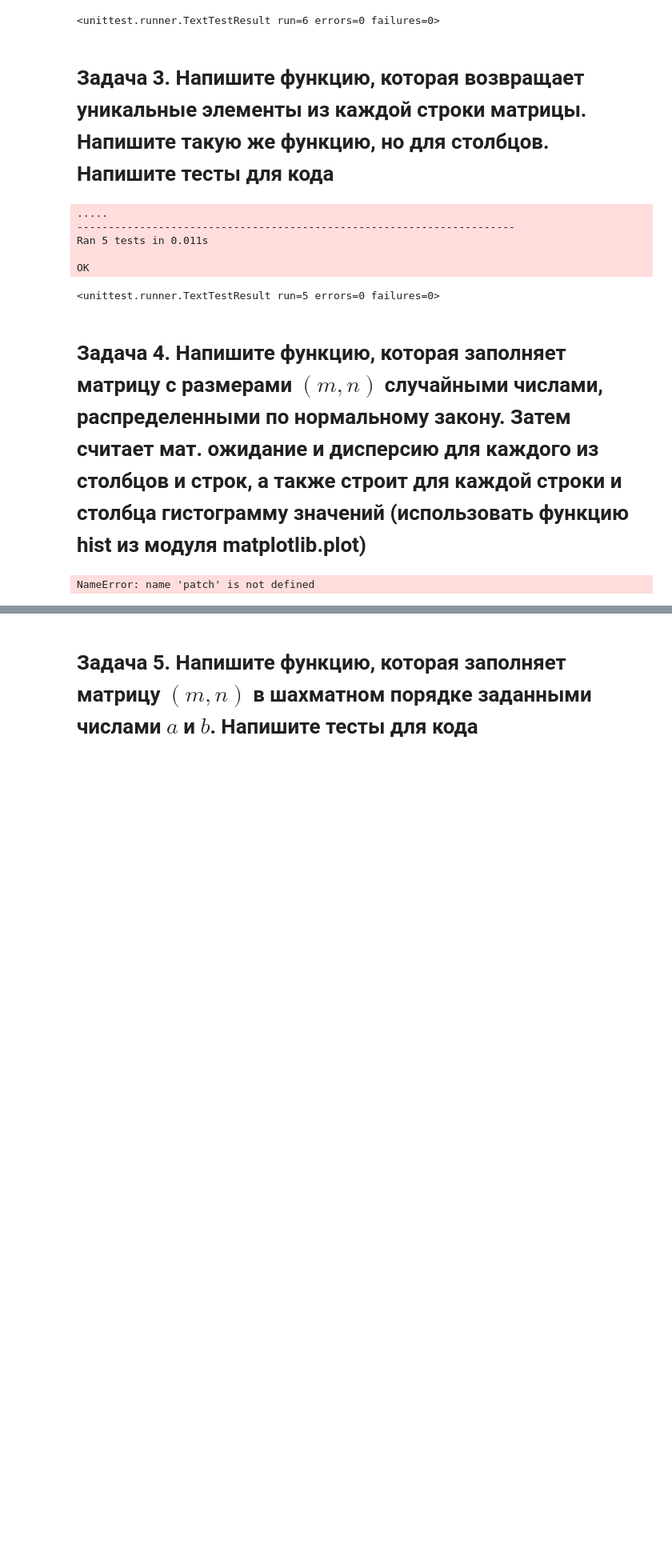
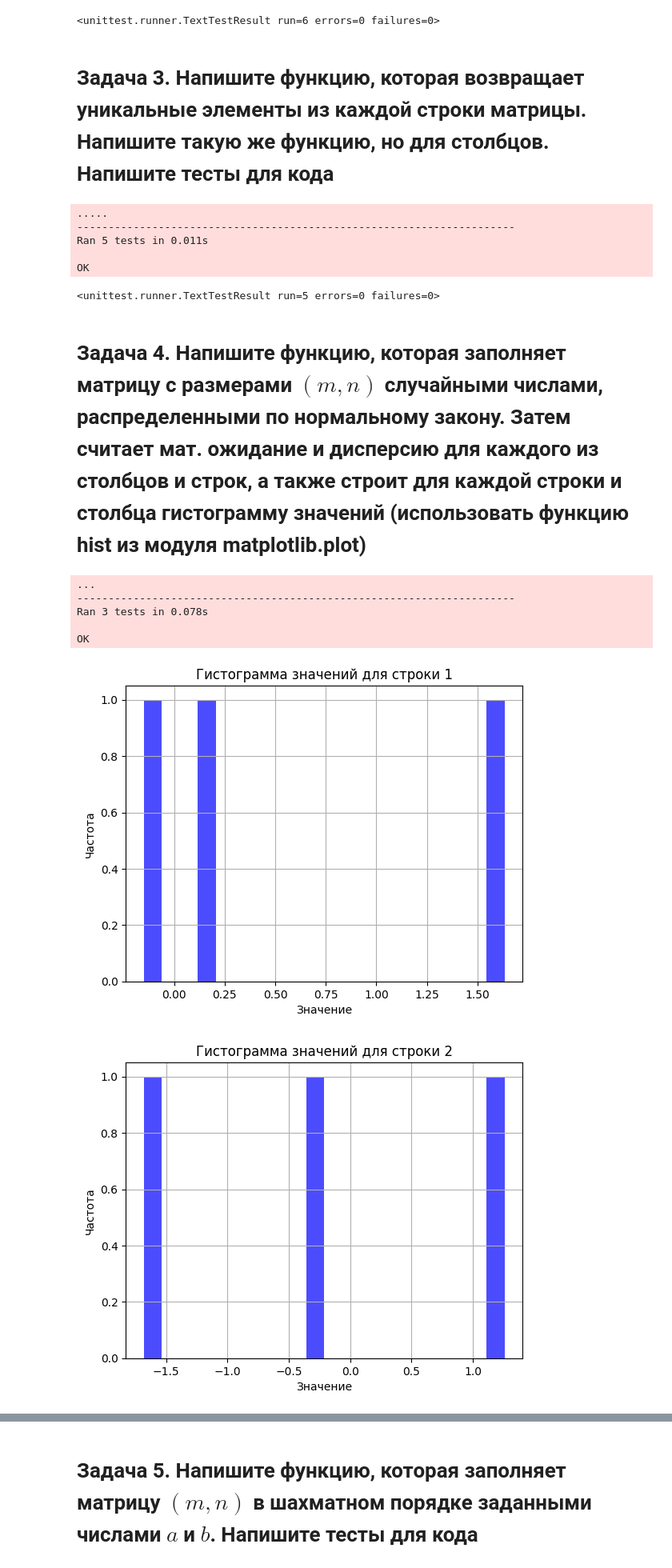
Before and after one commit to H8TE228/lab1, a Jupyter notebook: numpy.ipynb, the cells around one changed output, grey strips where cells are left out. Shown at 80% size. Drawn from its saved outputs; the diff is of its cells as text; code cells hidden in the pictures; blank space fills up the shorter version.

```diff
--- a/numpy.ipynb
+++ b/numpy.ipynb
@@ -188,6 +189,14 @@ def create_normal_distribution_matrix(rows, cols):
     return matrix
 
 def get_mean_and_variance(matrix):
+    if matrix.size == 0:
+        return {
+            "mean_rows": np.array([]),
+            "variance_rows": np.array([]),
+            "mean_columns": np.array([]),
+            "variance_columns": np.array([])
+        }
+
     mean_rows = np.mean(matrix, axis=1)
     variance_rows = np.var(matrix, axis=1)
 
@@ -200,6 +209,7 @@ def get_mean_and_variance(matrix):
         "mean_columns": mean_columns,
         "variance_columns": variance_columns
     }
+
 
 def draw_histograms(matrix):
     rows, cols = matrix.shape
@@ -221,7 +231,6 @@ def draw_histograms(matrix):
         plt.ylabel('Частота')
         plt.grid(True)
         plt.show()
-
 
 class TestMatrixFunctions(unittest.TestCase):
 
@@ -240,39 +249,47 @@ class TestMatrixFunctions(unittest.TestCase):
 
         result = get_mean_and_variance(matrix)
 
         expected_mean_rows = np.array([2.0, 5.0, 8.0])
         expected_variance_rows = np.array([2/3, 2/3, 2/3])
 
         expected_mean_columns = np.array([4.0, 5.0, 6.0])
         expected_variance_columns = np.array([6.0, 6.0, 6.0])
 
         np.testing.assert_array_almost_equal(result['mean_rows'], expected_mean_rows, decimal=2)
 
         np.testing.assert_array_almost_equal(result['variance_rows'], expected_variance_rows, decimal=2)
 
         np.testing.assert_array_almost_equal(result['mean_columns'], expected_mean_columns, decimal=2)
 
         np.testing.assert_array_almost_equal(result['variance_columns'], expected_variance_columns, decimal=2)
 
     @patch('matplotlib.pyplot.show')
     def test_draw_histograms(self, mock_show):
         matrix = np.random.normal(size=(3, 3))
 
         draw_histograms(matrix)
 
         self.assertEqual(mock_show.call_count, 6)
 
-    def test_empty_matrix(self):
-        matrix = np.array([[]])
+def test_empty_matrix(self):
+    matrix = np.array([[]])
 
-        result = get_mean_and_variance(matrix)
+    result = get_mean_and_variance(matrix)
 
-        np.testing.assert_array_equal(result['mean_rows'], np.array([]))
-        np.testing.assert_array_equal(result['variance_rows'], np.array([]))
-        np.testing.assert_array_equal(result['mean_columns'], np.array([]))
-        np.testing.assert_array_equal(result['variance_columns'], np.array([]))
+    np.testing.assert_array_equal(result['mean_rows'], np.array([]))
+    np.testing.assert_array_equal(result['variance_rows'], np.array([]))
+    np.testing.assert_array_equal(result['mean_columns'], np.array([]))
+    np.testing.assert_array_equal(result['variance_columns'], np.array([]))
 
 
-unittest.TextTestRunner().run(unittest.defaultTestLoader.loadTestsFromTestCase(TestUniqueElements))
+
+if __name__ == "__main__":
+    unittest.TextTestRunner().run(unittest.defaultTestLoader.loadTestsFromTestCase(TestMatrixFunctions))
 # %% [output]
-NameError: name 'patch' is not defined
+...
+----------------------------------------------------------------------
+Ran 3 tests in 0.078s
+
+OK
+[figure, added]
+[figure, added]
```
Also changed, not shown: parts of 4 cells of this notebook.
